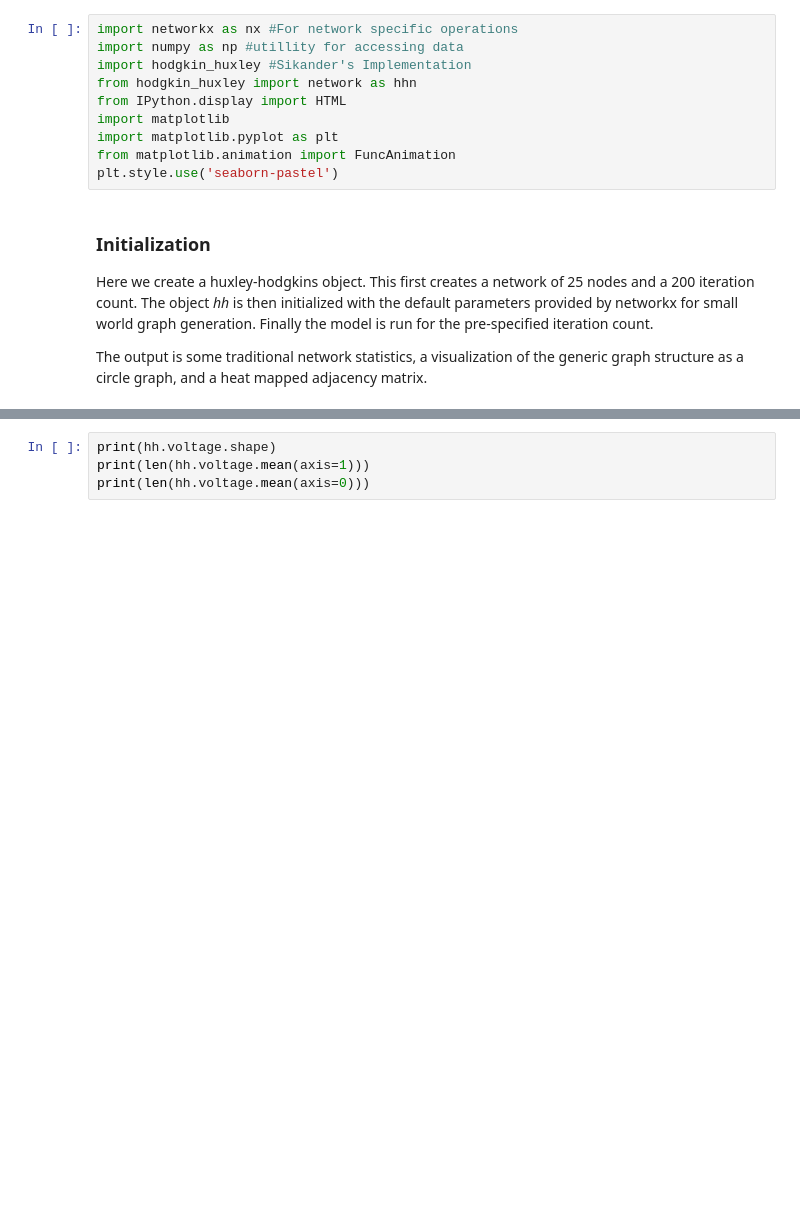
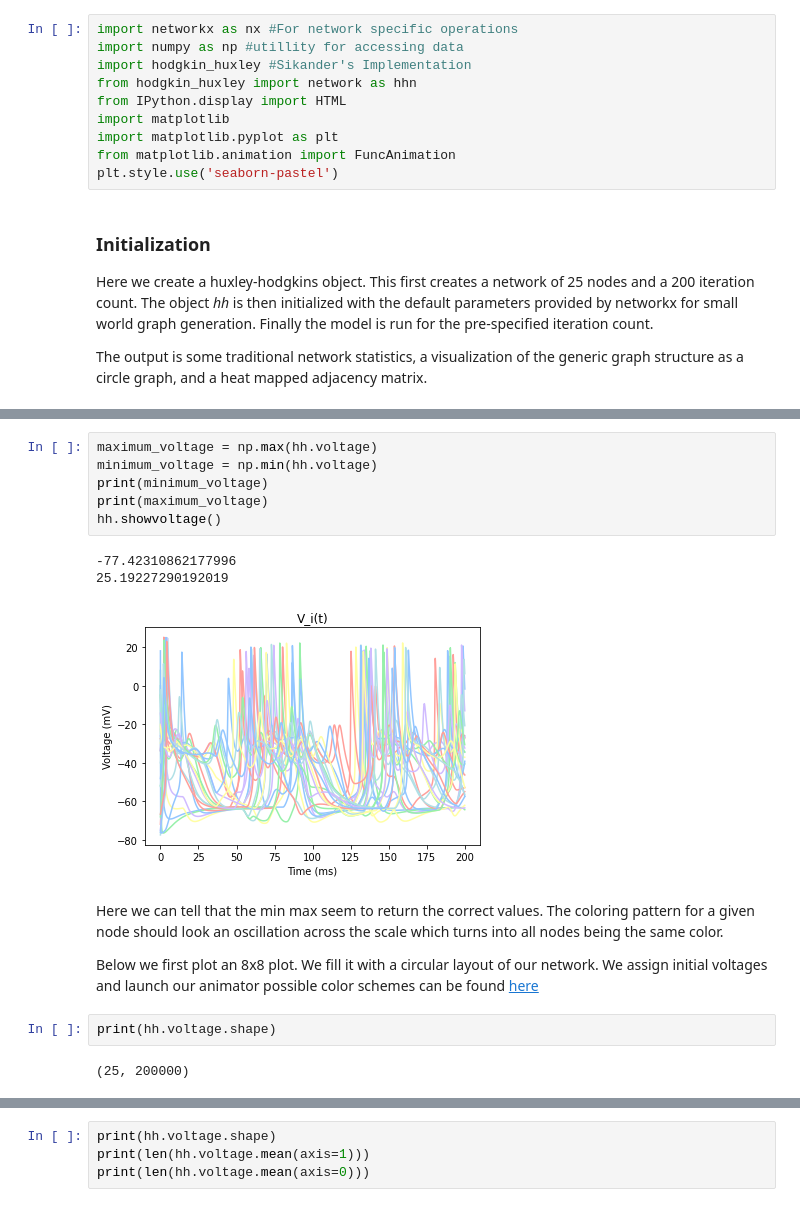
Before and after one commit to denizhanpak/HodgkinHuxley, a Jupyter notebook: BrainFrames.ipynb, the cells around one changed output, grey strips where cells are left out. Saved outputs shown, nothing was run; the diff lists cells and outputs as text; blank space fills up the shorter version.

```diff
--- a/BrainFrames.ipynb
+++ b/BrainFrames.ipynb
@@ -32,0 +49,18 @@ structure as a circle graph, and a heat mapped adjacency matrix.
+# %%
+maximum_voltage = np.max(hh.voltage)
+minimum_voltage = np.min(hh.voltage)
+print(minimum_voltage)
+print(maximum_voltage)
+hh.showvoltage()
+# %% [output]
+-77.42310862177996
+25.19227290192019
+[figure, added]
+# %% [markdown]
+Here we can tell that the min max seem to return the correct values. The coloring pattern for a given node should look an oscillation across the scale which turns into all nodes being the same color.
+
+Below we first plot an 8x8 plot. We fill it with a circular layout of our network. We assign initial voltages and launch our animator possible color schemes can be found [here](https://matplotlib.org/3.1.0/tutorials/colors/colormaps.html)
+# %%
+print(hh.voltage.shape)
+# %% [output]
+(25, 200000)
```
Also changed, not shown: parts of 5 cells of this notebook, 1 other file.
